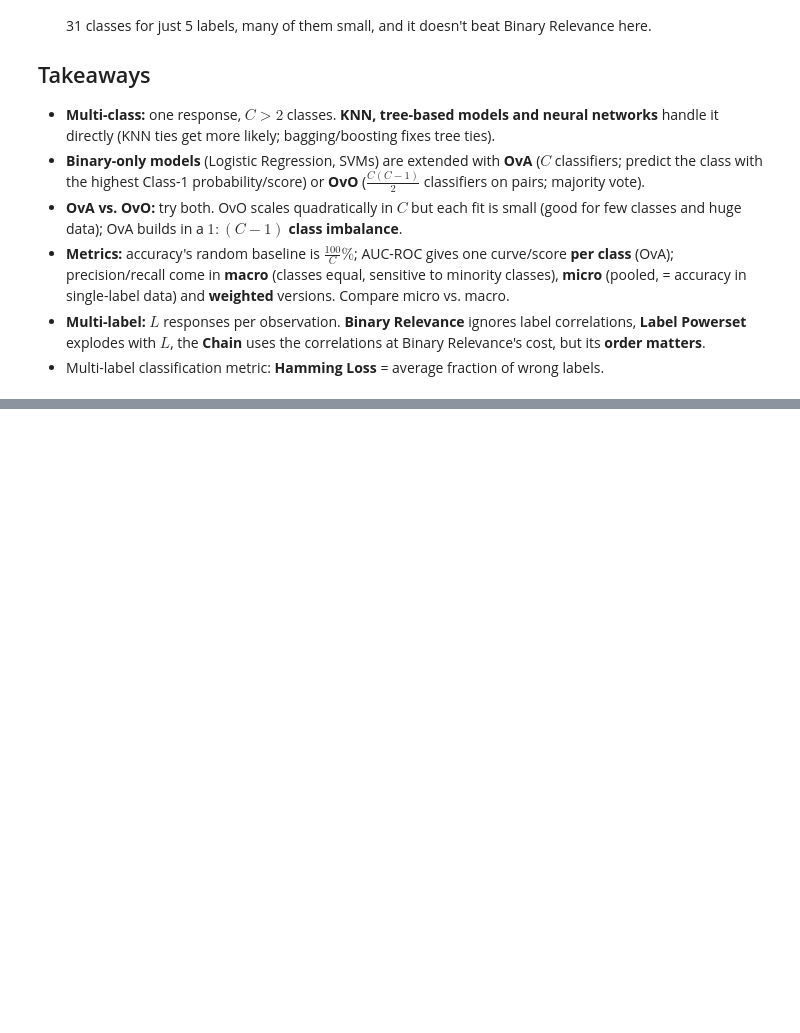
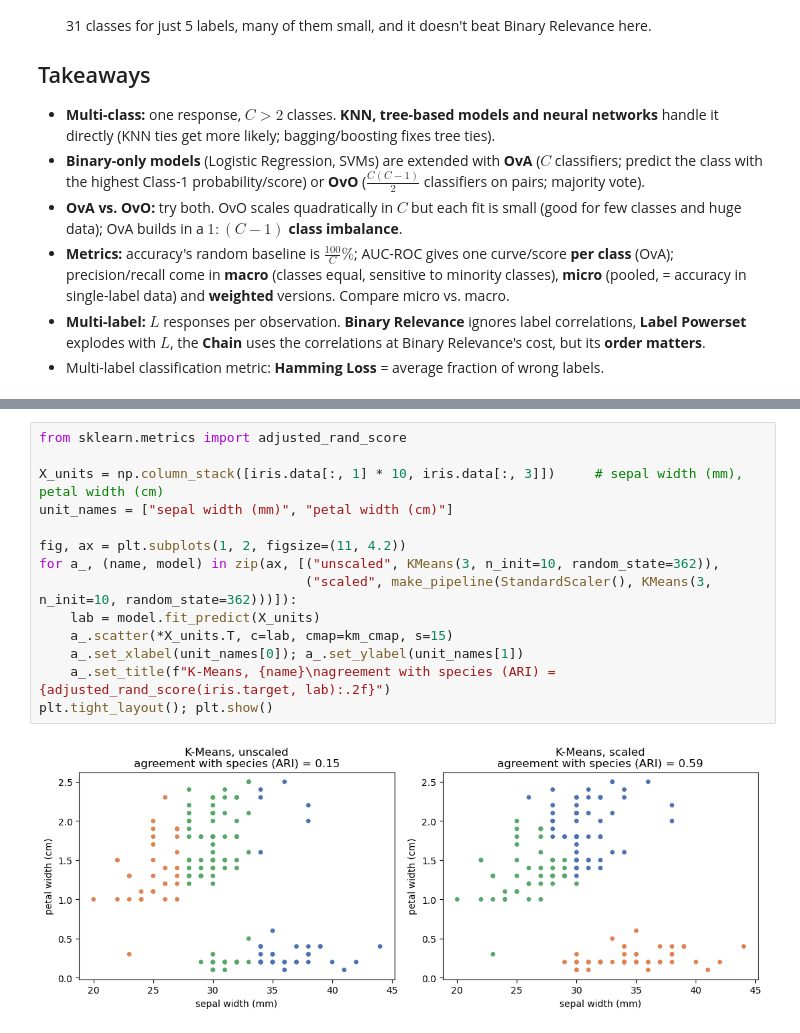
Before and after one commit to AdiRosenstock/STAT-362-Advanced-Machine-Learning, a Jupyter notebook: Notebook.ipynb, the cells around one changed output, grey strips where cells are left out. Saved outputs shown, nothing was run; the diff lists cells and outputs as text; blank space fills up the shorter version.

```diff
--- a/Notebook.ipynb
+++ b/Notebook.ipynb
@@ -1672,0 +1855,16 @@ Label Powerset: 31 classes (out of 2^5 = 32 possible)
+# %%
+from sklearn.metrics import adjusted_rand_score
+
+X_units = np.column_stack([iris.data[:, 1] * 10, iris.data[:, 3]])     # sepal width (mm), petal width (cm)
+unit_names = ["sepal width (mm)", "petal width (cm)"]
+
+fig, ax = plt.subplots(1, 2, figsize=(11, 4.2))
+for a_, (name, model) in zip(ax, [("unscaled", KMeans(3, n_init=10, random_state=362)),
+                                  ("scaled", make_pipeline(StandardScaler(), KMeans(3, n_init=10, random_state=362)))]):
+    lab = model.fit_predict(X_units)
+    a_.scatter(*X_units.T, c=lab, cmap=km_cmap, s=15)
+    a_.set_xlabel(unit_names[0]); a_.set_ylabel(unit_names[1])
+    a_.set_title(f"K-Means, {name}\nagreement with species (ARI) = {adjusted_rand_score(iris.target, lab):.2f}")
+plt.tight_layout(); plt.show()
+# %% [output]
+[figure, added]
```
Also changed, not shown: parts of 15 cells of this notebook, 1 other file.
